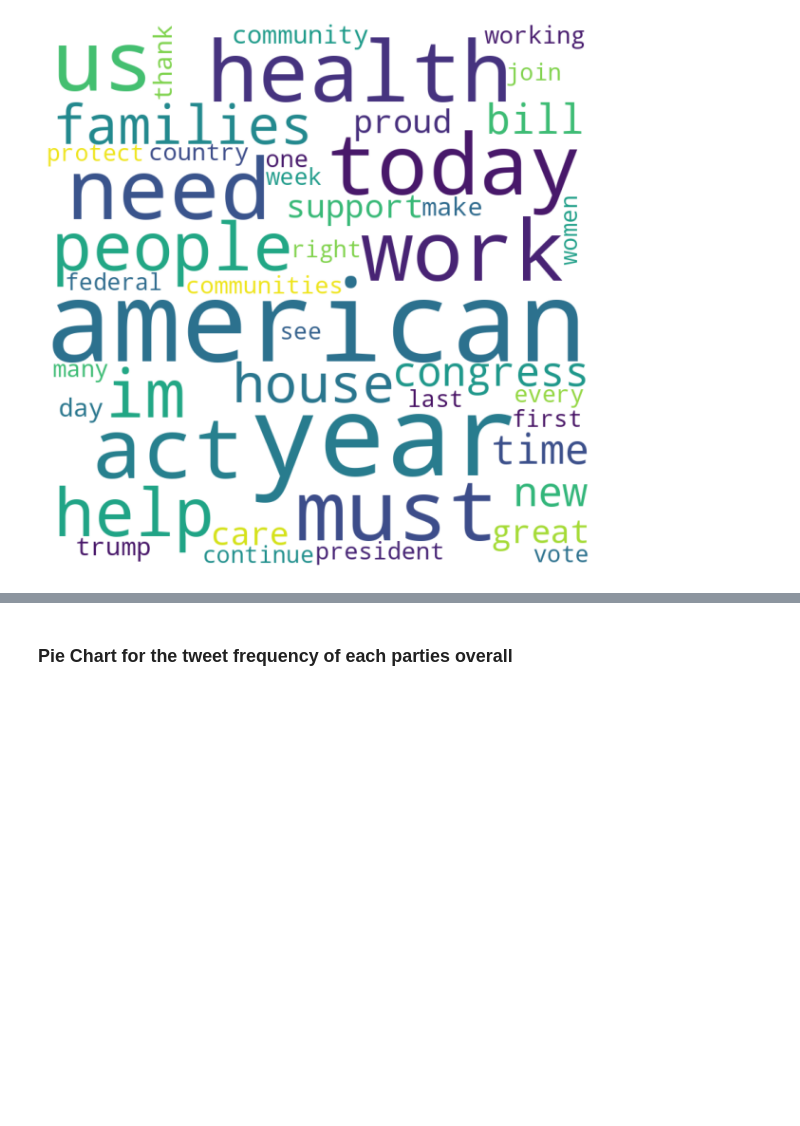
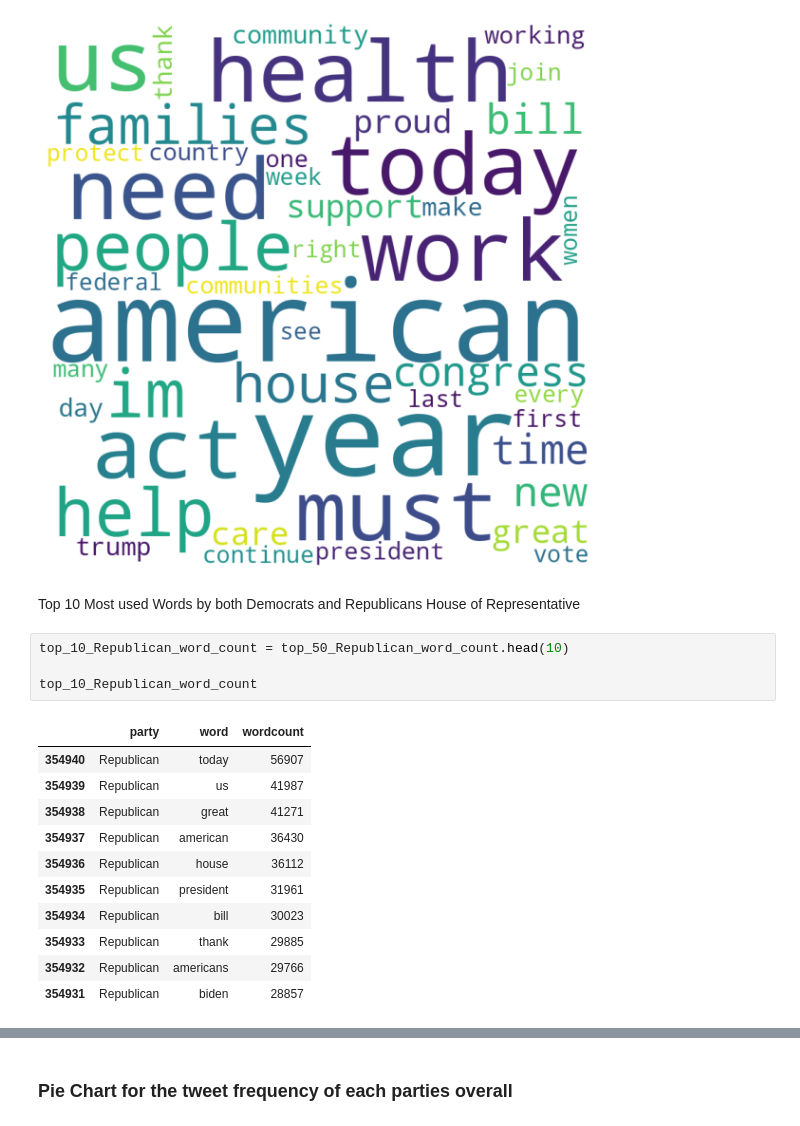
Before and after one commit to VieVaWaldi/PoliticalDespairTwitter, a Jupyter notebook: AnalysisSummary.ipynb, the cells around one changed output, grey strips where cells are left out. Cells and saved outputs as stored; diff of their text form; blank space fills up the shorter version.

```diff
--- a/AnalysisSummary.ipynb
+++ b/AnalysisSummary.ipynb
@@ -129,3 +130,21 @@ plt.tight_layout(pad = 0)
 plt.show()
 # %% [output]
 [figure]
+# %% [markdown]
+Top 10 Most used Words by both Democrats and Republicans House of Representative
+# %%
+top_10_Republican_word_count = top_50_Republican_word_count.head(10)
+
+top_10_Republican_word_count
+# %% [output]
+|  | party | word | wordcount |
+| 354940 | Republican | today | 56907 |
+| 354939 | Republican | us | 41987 |
+| 354938 | Republican | great | 41271 |
+| 354937 | Republican | american | 36430 |
+| 354936 | Republican | house | 36112 |
+| 354935 | Republican | president | 31961 |
+| 354934 | Republican | bill | 30023 |
+| 354933 | Republican | thank | 29885 |
+| 354932 | Republican | americans | 29766 |
+| 354931 | Republican | biden | 28857 |
```
Also changed, not shown: parts of 3 cells of this notebook.
